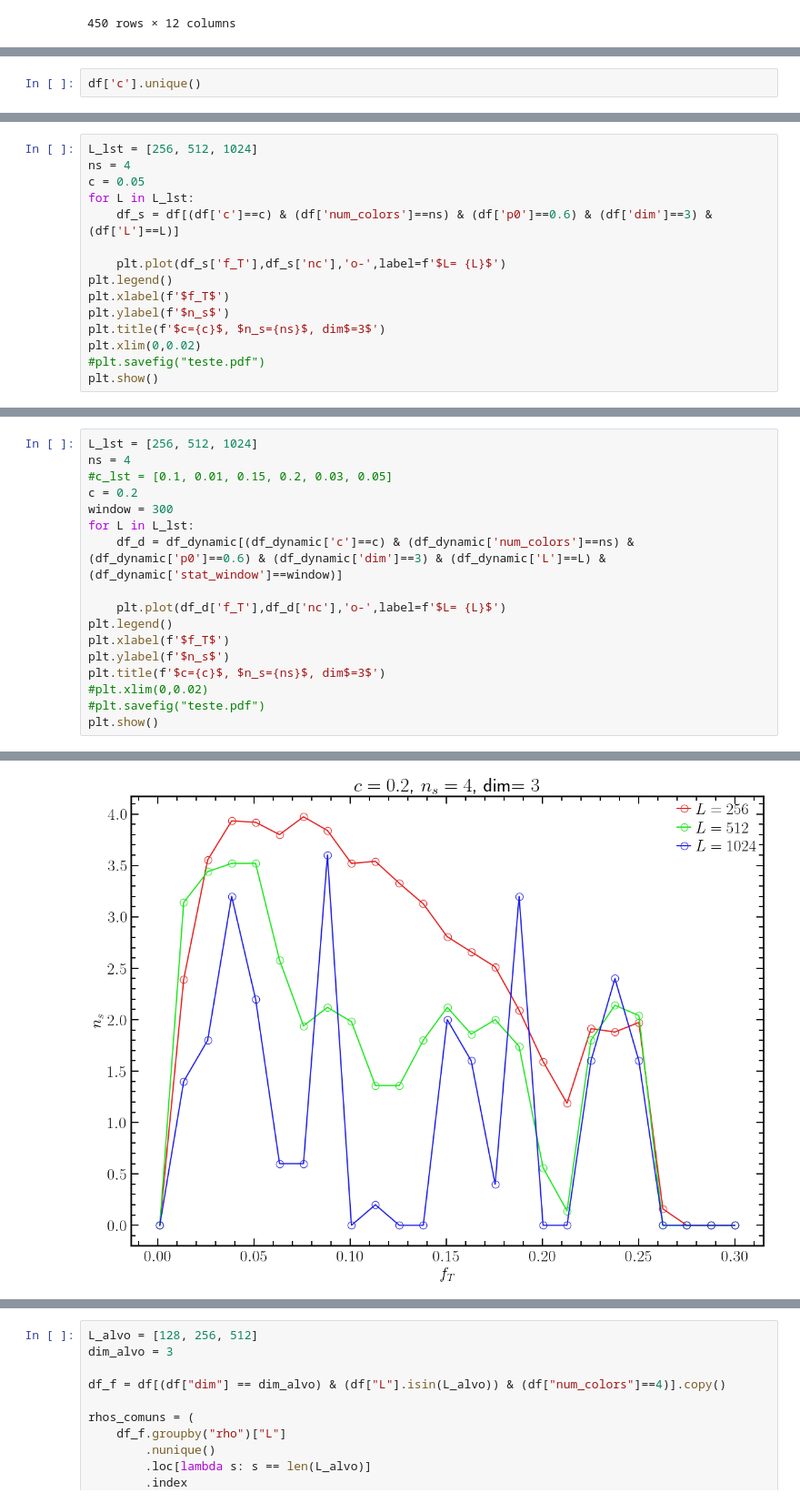
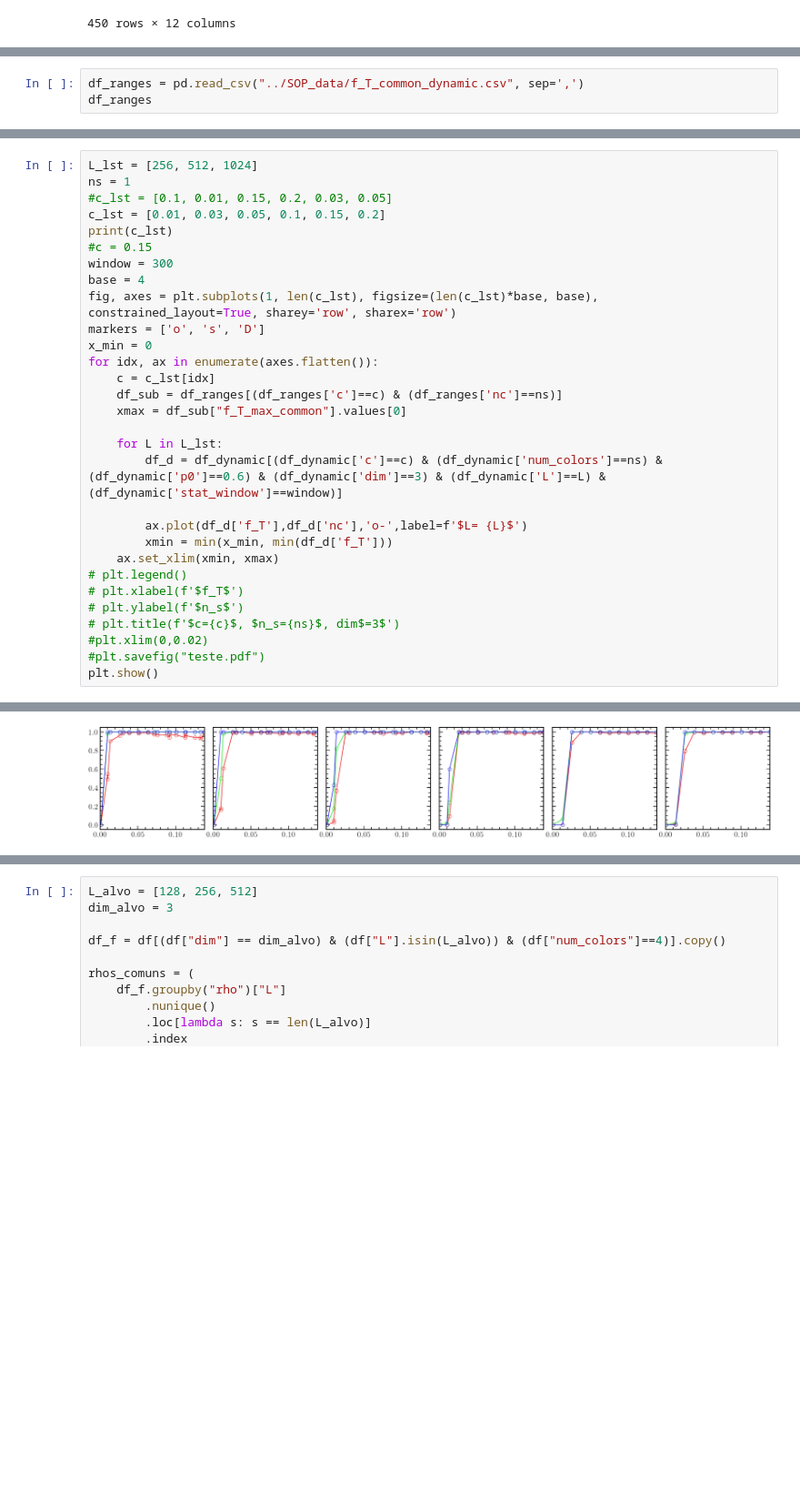
Before and after one commit to JuniorAlencar/self_organization_percolation, a Jupyter notebook: jupyter/Colors_Analysis_3D.ipynb, the cells around one changed output, grey strips where cells are left out. Shown at 91% size. Cells and saved outputs as stored; diff of their text form; blank space fills up the shorter version.

```diff
--- a/jupyter/Colors_Analysis_3D.ipynb
+++ b/jupyter/Colors_Analysis_3D.ipynb
@@ -42,3 +42,4 @@ df_dynamic
 # %%
-df['c'].unique()
+df_ranges = pd.read_csv("../SOP_data/f_T_common_dynamic.csv", sep=',')
+df_ranges
 # %% [output]
@@ -46,15 +62,0 @@ array([0.01, 0.05, 0.1 , 0.15, 0.2 , 0.24, 0.25, 0.5 ])
-# %%
-L_lst = [256, 512, 1024]
-ns = 4
-c = 0.05
-for L in L_lst:
-    df_s = df[(df['c']==c) & (df['num_colors']==ns) & (df['p0']==0.6) & (df['dim']==3) & (df['L']==L)]
-
-    plt.plot(df_s['f_T'],df_s['nc'],'o-',label=f'$L= {L}$')
-plt.legend()
-plt.xlabel(f'$f_T$')
-plt.ylabel(f'$n_s$')
-plt.title(f'$c={c}$, $n_s={ns}$, dim$=3$')
-plt.xlim(0,0.02)
-#plt.savefig("teste.pdf")
-plt.show()
@@ -63,17 +63,30 @@ plt.show()
 # %%
 L_lst = [256, 512, 1024]
-ns = 4
+ns = 1
 #c_lst = [0.1, 0.01, 0.15, 0.2, 0.03, 0.05]
-c = 0.2
+c_lst = [0.01, 0.03, 0.05, 0.1, 0.15, 0.2]
+print(c_lst)
+#c = 0.15
 window = 300
-for L in L_lst:
-    df_d = df_dynamic[(df_dynamic['c']==c) & (df_dynamic['num_colors']==ns) & (df_dynamic['p0']==0.6) & (df_dynamic['dim']==3) & (df_dynamic['L']==L) & (df_dynamic['stat_window']==window)]
+base = 4
+fig, axes = plt.subplots(1, len(c_lst), figsize=(len(c_lst)*base, base), constrained_layout=True, sharey='row', sharex='row')
+markers = ['o', 's', 'D']
+x_min = 0
+for idx, ax in enumerate(axes.flatten()):
+    c = c_lst[idx]
+    df_sub = df_ranges[(df_ranges['c']==c) & (df_ranges['nc']==ns)]
+    xmax = df_sub["f_T_max_common"].values[0]
 
-    plt.plot(df_d['f_T'],df_d['nc'],'o-',label=f'$L= {L}$')
-plt.legend()
-plt.xlabel(f'$f_T$')
-plt.ylabel(f'$n_s$')
-plt.title(f'$c={c}$, $n_s={ns}$, dim$=3$')
+    for L in L_lst:
+        df_d = df_dynamic[(df_dynamic['c']==c) & (df_dynamic['num_colors']==ns) & (df_dynamic['p0']==0.6) & (df_dynamic['dim']==3) & (df_dynamic['L']==L) & (df_dynamic['stat_window']==window)]
+
+        ax.plot(df_d['f_T'],df_d['nc'],'o-',label=f'$L= {L}$')
+        xmin = min(x_min, min(df_d['f_T']))
+    ax.set_xlim(xmin, xmax)
+# plt.legend()
+# plt.xlabel(f'$f_T$')
+# plt.ylabel(f'$n_s$')
+# plt.title(f'$c={c}$, $n_s={ns}$, dim$=3$')
 #plt.xlim(0,0.02)
 #plt.savefig("teste.pdf")
 plt.show()
@@ -81 +95 @@ plt.show()
-[figure, old version]
+[figure, new version]
```
Also changed, not shown: parts of 5 cells of this notebook, 5 other files.
